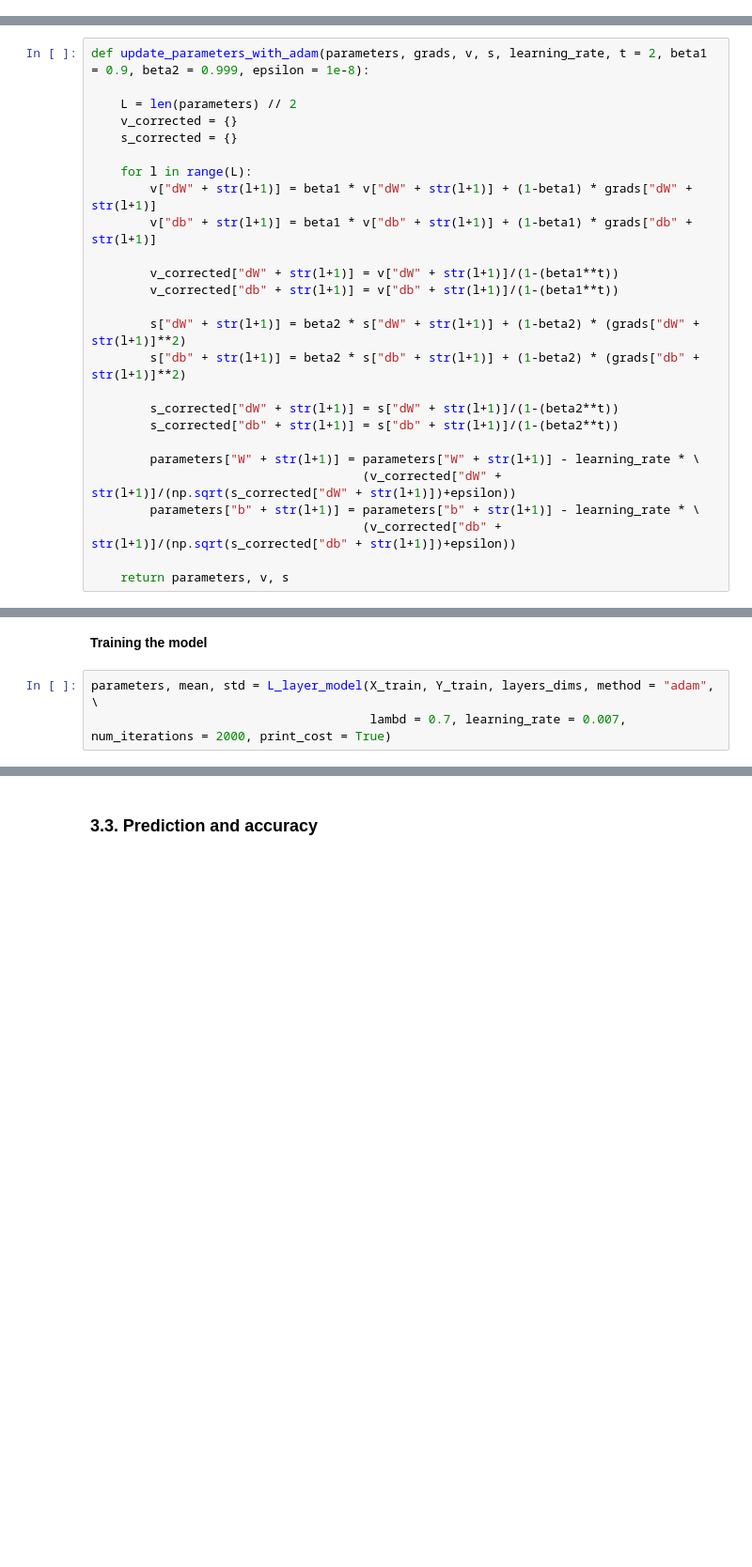
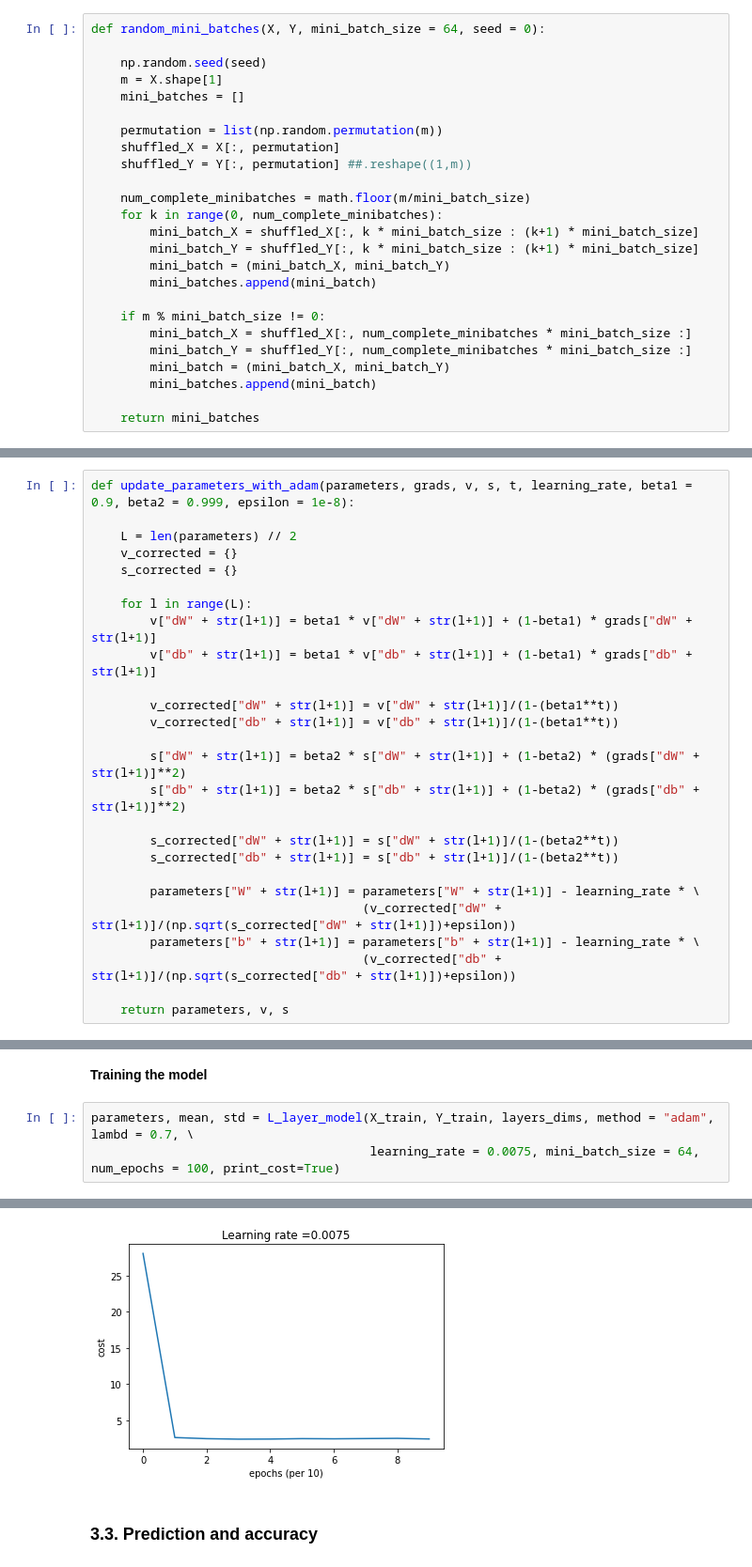
Before and after one commit to mahmoudjahanshahi/DeepLearning, a Jupyter notebook: IntelImage/deepNN_ReLU.ipynb, the cells around one changed output, grey strips where cells are left out. Shown at 94% size. Cells and saved outputs as stored; diff of their text form; blank space fills up the shorter version.

Commit message:
IntelImage: added mini batch gradient descent

```diff
--- a/IntelImage/deepNN_ReLU.ipynb
+++ b/IntelImage/deepNN_ReLU.ipynb
@@ -333,3 +344,28 @@ Shape of train data set:
+# %%
+def random_mini_batches(X, Y, mini_batch_size = 64, seed = 0):
+
+    np.random.seed(seed)
+    m = X.shape[1]
+    mini_batches = []
+
+    permutation = list(np.random.permutation(m))
+    shuffled_X = X[:, permutation]
+    shuffled_Y = Y[:, permutation] ##.reshape((1,m))
+
+    num_complete_minibatches = math.floor(m/mini_batch_size)
+    for k in range(0, num_complete_minibatches):
+        mini_batch_X = shuffled_X[:, k * mini_batch_size : (k+1) * mini_batch_size]
+        mini_batch_Y = shuffled_Y[:, k * mini_batch_size : (k+1) * mini_batch_size]
+        mini_batch = (mini_batch_X, mini_batch_Y)
+        mini_batches.append(mini_batch)
+
+    if m % mini_batch_size != 0:
+        mini_batch_X = shuffled_X[:, num_complete_minibatches * mini_batch_size :]
+        mini_batch_Y = shuffled_Y[:, num_complete_minibatches * mini_batch_size :]
+        mini_batch = (mini_batch_X, mini_batch_Y)
+        mini_batches.append(mini_batch)
+
+    return mini_batches
 # %% [markdown]
 ### 1.3. Normalization function
 # %% [markdown]
@@ -719,7 +755,7 @@ def update_parameters(parameters, grads, learning_rate):
 *v*: Adam variable, moving average of the first gradient, python dictionary
 *s*: Adam variable, moving average of the squared gradient, python dictionary
 # %%
-def update_parameters_with_adam(parameters, grads, v, s, learning_rate, t = 2, beta1 = 0.9, beta2 = 0.999, epsilon = 1e-8):
+def update_parameters_with_adam(parameters, grads, v, s, t, learning_rate, beta1 = 0.9, beta2 = 0.999, epsilon = 1e-8):
 
     L = len(parameters) // 2
     v_corrected = {}
@@ -947,5 +988,6 @@ layers_dims = [67500, 15, 12, 8, 6]
 # %% [markdown]
 **Training the model**
 # %%
-parameters, mean, std = L_layer_model(X_train, Y_train, layers_dims, method = "adam", \
-                                      lambd = 0.7, learning_rate = 0.007, num_iterations = 2000, print_cost = True)
+parameters, mean, std = L_layer_model(X_train, Y_train, layers_dims, method = "adam", lambd = 0.7, \
+                                      learning_rate = 0.0075, mini_batch_size = 64, num_epochs = 100, print_cost=True)
+# %% [output]
@@ -952,3 +1004,4 @@ parameters, mean, std = L_layer_model(X_train, Y_train, layers_dims, method = "a
+[figure, added]
 # %% [markdown]
 ### 3.3. Prediction and accuracy
 # %% [markdown]
```
Also changed, not shown: parts of 7 cells of this notebook.
